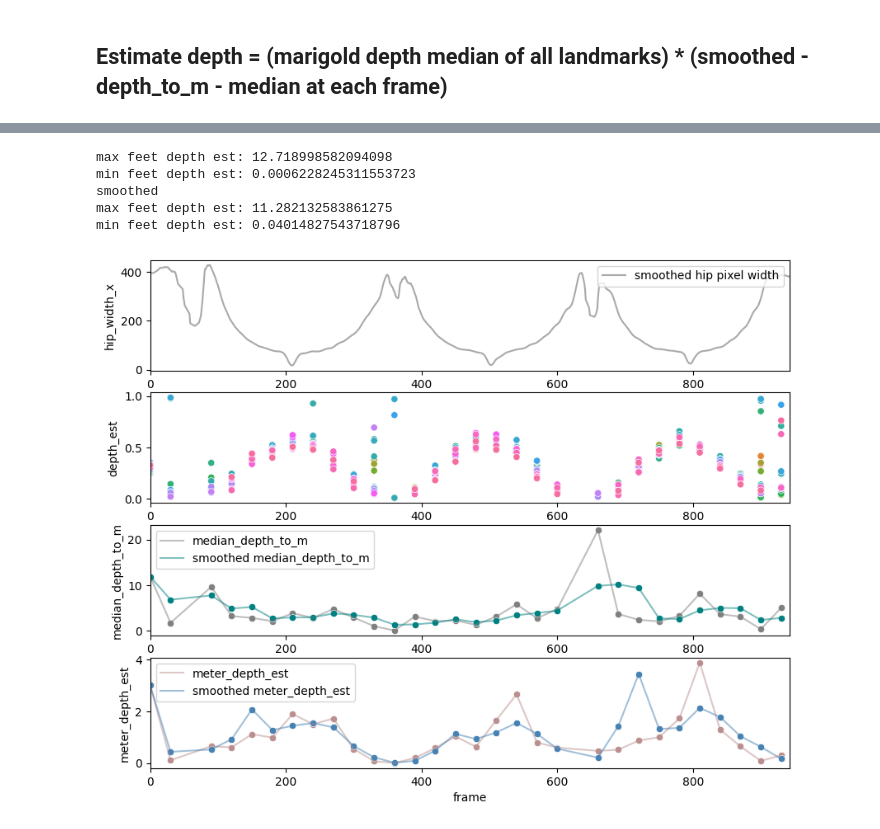
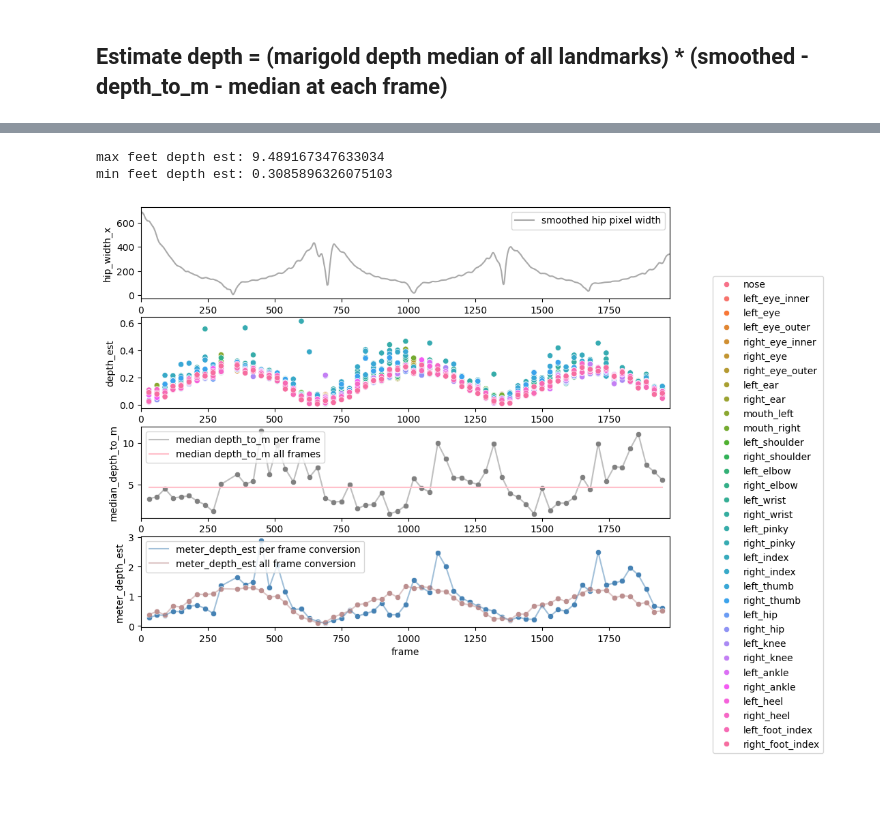
Before and after one commit to UCSF-MSLAB/HomeVideoAnalysis, a Jupyter notebook: megan_sandbox/distance_from_camera_tests/calc_dist_travelled_MM.ipynb, the cells around one changed output, grey strips where cells are left out. Drawn from its saved outputs; the diff is of its cells as text; code cells hidden in the pictures; blank space fills up the shorter version.

Commit message:
Testing pixel height and depth est

```diff
--- a/megan_sandbox/distance_from_camera_tests/calc_dist_travelled_MM.ipynb
+++ b/megan_sandbox/distance_from_camera_tests/calc_dist_travelled_MM.ipynb
@@ -27,13 +27,13 @@ def get_landmark_pairs(landmark_df, label_x, label_y):
     tmp = landmark_df.merge(landmark_df, on='frame', how='left')
     return tmp[(tmp.label_x == label_x) & (tmp.label_y == label_y)].copy()
 # %%
-output_path = r'C:\Users\mmccu\Box\MM_Personal\5_Projects\BoveLab\3_Data_and_Code\test_velocity_01302025\hc_video_output\NW_HC\2024-05-02\000_raw_pose_data'
+output_path = r'C:\Users\mmccu\Box\MM_Personal\5_Projects\BoveLab\3_Data_and_Code\test_velocity_01302025\hc_video_output\DS_HC\2024-05-02\000_raw_pose_data'
 csv_file_name = 'mari_mpipe_gait_vertical_left_df.csv'
 png_file_name = 'mari_mpipe_gait_vertical_left_df.png'
 
-mpipe_path = r'C:\Users\mmccu\Box\MM_Personal\5_Projects\BoveLab\3_Data_and_Code\test_velocity_01302025\hc_video_output\NW_HC\2024-05-02\000_raw_pose_data\gait_vertical_left_mediapipe_world.csv'
-mari_path = r'C:\Users\mmccu\Box\MM_Personal\5_Projects\BoveLab\3_Data_and_Code\test_velocity_01302025\hc_video_output\NW_HC\2024-05-02\000_raw_pose_data\gait_vertical_left_marigold.csv'
-yolo_path = r'C:\Users\mmccu\Box\MM_Personal\5_Projects\BoveLab\3_Data_and_Code\test_velocity_01302025\hc_video_output\NW_HC\2024-05-02\000_raw_pose_data\gait_vertical_left_yolo.csv'
+mpipe_path = r'C:\Users\mmccu\Box\MM_Personal\5_Projects\BoveLab\3_Data_and_Code\test_velocity_01302025\hc_video_output\DS_HC\2024-05-02\000_raw_pose_data\gait_vertical_left_mediapipe_world.csv'
+mari_path = r'C:\Users\mmccu\Box\MM_Personal\5_Projects\BoveLab\3_Data_and_Code\test_velocity_01302025\hc_video_output\DS_HC\2024-05-02\000_raw_pose_data\gait_vertical_left_marigold.csv'
+yolo_path = r'C:\Users\mmccu\Box\MM_Personal\5_Projects\BoveLab\3_Data_and_Code\test_velocity_01302025\hc_video_output\DS_HC\2024-05-02\000_raw_pose_data\gait_vertical_left_yolo.csv'
 # %% [markdown]
 ## Calculate hip width as true distance change
 # %%
@@ -144,3 +144,7 @@ mari_mpipe.to_csv(os.path.join(output_path, csv_file_name))
 convert_depth = mari_mpipe.groupby(['frame'])['depth_to_m'].median()
 convert_depth_df = pd.DataFrame(convert_depth)
 convert_depth_df = convert_depth_df.rename(columns = {'depth_to_m' : 'median_depth_to_m'})
+# %%
+# new - tyring median conversion factor across all frames
+convert_depth_df['median_depth_to_m_allframes'] = mari_mpipe['depth_to_m'].median()
+convert_depth_df.head()
@@ -167,5 +179,8 @@ convert_depth_df.head()
 convert_depth_df['meter_depth_est'] = convert_depth_df['median_mari_depth_est'] * convert_depth_df['median_depth_to_m']
 convert_depth_df['meter_depth_est_smooth'] = convert_depth_df['median_mari_depth_est'] * convert_depth_df['smoothed_median_depth_to_m']
 
+# new 2/11/2024
+convert_depth_df['meter_depth_est_2'] = convert_depth_df['median_mari_depth_est'] * convert_depth_all_frames
+
 convert_depth_df.head()
 # %% [output]
@@ -182,53 +197,57 @@ print(f"max feet depth est: {convert_depth_df['meter_depth_est'].max() * 3.28}")
 print(f"min feet depth est: {convert_depth_df['meter_depth_est'].min() * 3.28}")
 
 # smoothed
-print('smoothed')
-print(f"max feet depth est: {convert_depth_df['meter_depth_est_smooth'].max() * 3.28}")
-print(f"min feet depth est: {convert_depth_df['meter_depth_est_smooth'].min() * 3.28}")
+#print('smoothed')
+#print(f"max feet depth est: {convert_depth_df['meter_depth_est_smooth'].max() * 3.28}")
+#print(f"min feet depth est: {convert_depth_df['meter_depth_est_smooth'].min() * 3.28}")
 # %% [output]
-max feet depth est: 12.718998582094098
-min feet depth est: 0.0006228245311553723
-smoothed
-max feet depth est: 11.282132583861275
-min feet depth est: 0.04014827543718796
+max feet depth est: 9.489167347633034
+min feet depth est: 0.3085896326075103
 # %%
 # plot
 max_frame = yolo_df['frame'].max()
 
 fig, axs = plt.subplots(4, 1, figsize=(10, 8))
 # hip width data
 sns.lineplot(x = 'frame', y = 'hip_width_x', data = l_hip_yolo_df, color = 'darkgrey', label = 'smoothed hip pixel width', ax = axs[0])
 axs[0].legend(loc = 'upper right')
 axs[0].set_xlim(0, max_frame)
 
 # raw depth data
-sns.scatterplot(x = 'frame', y = 'depth_est', hue = 'label', data = mari, ax = axs[1], legend = False)
+sns.scatterplot(x = 'frame', y = 'depth_est', hue = 'label', data = mari, ax = axs[1])
 axs[1].set_xlim(0, max_frame)
+axs[1].legend(loc = 'upper right', bbox_to_anchor=(1.3, 1.5))
 
 # depth to meter conversion unit
+# old -----
 sns.scatterplot(x = 'frame', y = 'median_depth_to_m', data = convert_depth_df, color = 'grey', ax = axs[2])
 # depth to meter, smoothed
-sns.scatterplot(x = 'frame', y = 'smoothed_median_depth_to_m', data = convert_depth_df, color = 'teal', ax = axs[2])
+# sns.scatterplot(x = 'frame', y = 'smoothed_median_depth_to_m', data = convert_depth_df, color = 'teal', ax = axs[2])
 sns.lineplot(x = 'frame', y = 'median_depth_to_m', data = convert_depth_df,
              alpha = 0.5,
-             color = 'grey', label = 'median_depth_to_m', ax = axs[2])
-sns.lineplot(x = 'frame', y = 'smoothed_median_depth_to_m', data = convert_depth_df,
-             alpha = 0.5,
-             color = 'teal', label = 'smoothed median_depth_to_m', ax = axs[2])
+             color = 'grey', label = 'median depth_to_m per frame', ax = axs[2])
+#sns.lineplot(x = 'frame', y = 'smoothed_median_depth_to_m', data = convert_depth_df,
+          #   alpha = 0.5,
+          #   color = 'teal', label = 'smoothed median_depth_to_m', ax = axs[2])
 axs[2].set_xlim(0, max_frame)
 
+# new -----
+sns.lineplot(x = 'frame', y = 'median_depth_to_m_allframes', data = convert_depth_df, color = 'pink', label = 'median depth_to_m all frames',
+                ax = axs[2])
+# ------
+
 # plot depth estimate
-sns.scatterplot(x = 'frame', y = 'meter_depth_est', data = convert_depth_df, color = 'rosybrown', ax = axs[3])
-sns.scatterplot(x = 'frame', y = 'meter_depth_est_smooth', data = convert_depth_df, color = 'steelblue', ax = axs[3])
+sns.scatterplot(x = 'frame', y = 'meter_depth_est', data = convert_depth_df, color = 'steelblue', ax = axs[3])
+sns.scatterplot(x = 'frame', y = 'meter_depth_est_2', data = convert_depth_df, color = 'rosybrown', ax = axs[3])
 
 sns.lineplot(x = 'frame', y = 'meter_depth_est', data = convert_depth_df,
              alpha = 0.5,
-             color = 'rosybrown', label = 'meter_depth_est', ax = axs[3])
-sns.lineplot(x = 'frame', y = 'meter_depth_est_smooth', data = convert_depth_df,
+             color = 'steelblue', label = 'meter_depth_est per frame conversion', ax = axs[3])
+sns.lineplot(x = 'frame', y = 'meter_depth_est_2', data = convert_depth_df,
              alpha = 0.5,
-             color = 'steelblue', label = 'smoothed meter_depth_est', ax = axs[3])
+             color = 'rosybrown', label = 'meter_depth_est all frame conversion', ax = axs[3])
 axs[3].set_xlim(0, max_frame)
 plt.show()
 # %% [output]
-[figure, old version]
+[figure, new version]
 # %%
```
Also changed, not shown: parts of 11 cells of this notebook, 7 other files.
